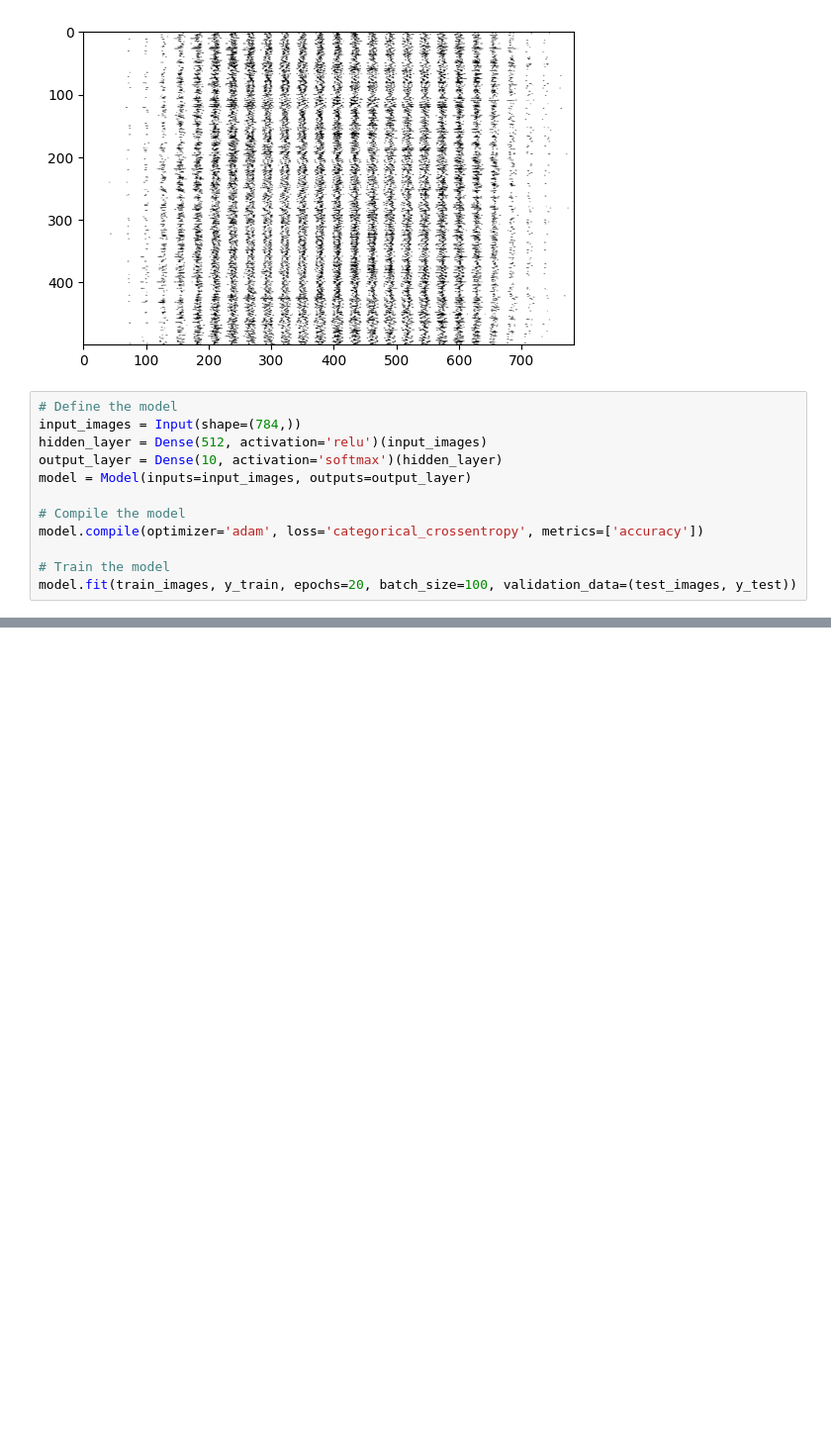
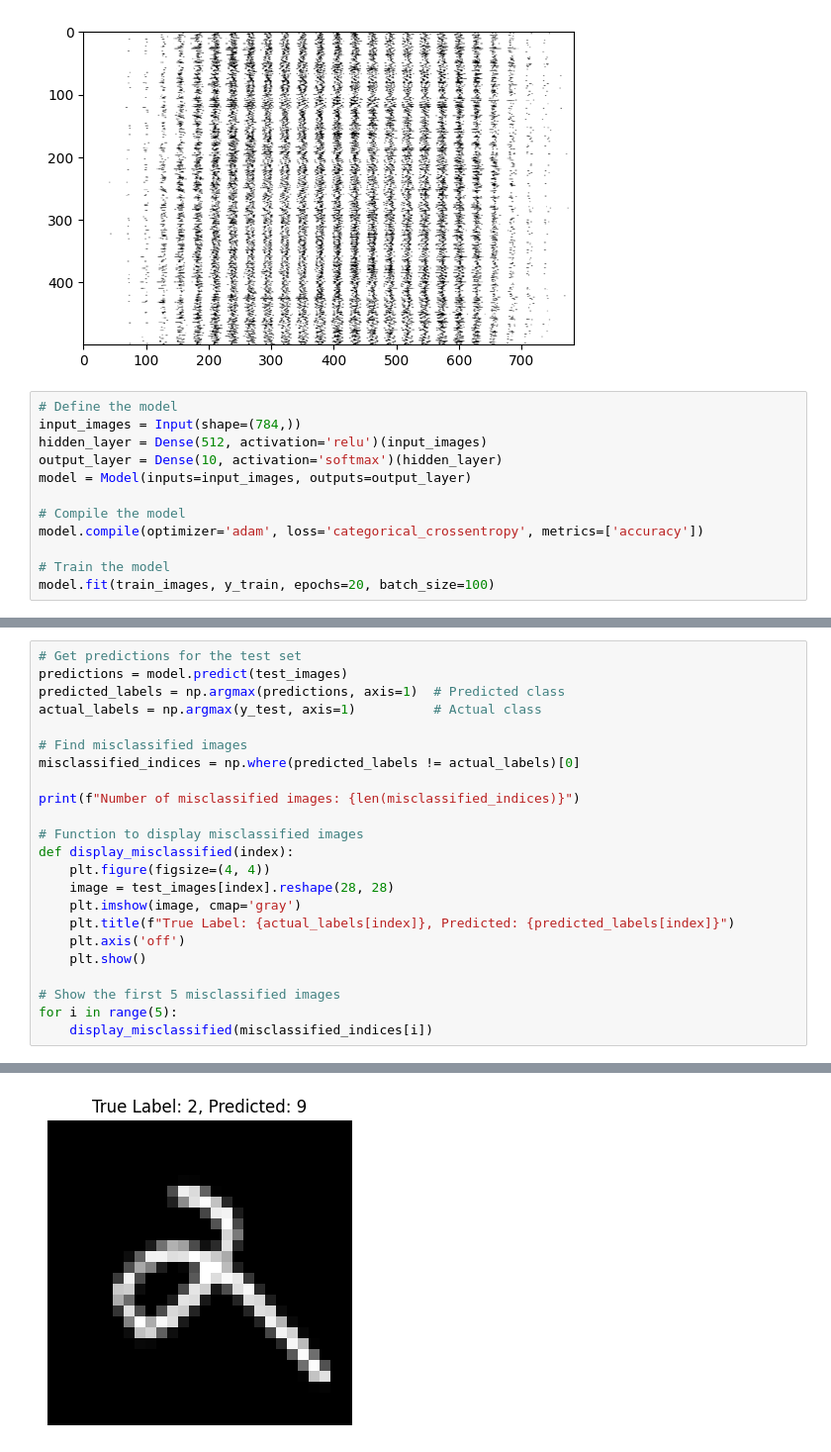
Before and after one commit to Ken-Alviola/CSC580_CT, a Jupyter notebook: Mod2_CT.ipynb, the cells around one changed output, grey strips where cells are left out. Shown at 99% size. Cells and saved outputs as stored; diff of their text form; blank space fills up the shorter version.

```diff
--- a/Mod2_CT.ipynb
+++ b/Mod2_CT.ipynb
@@ -52,6 +52,6 @@ model = Model(inputs=input_images, outputs=output_layer)
 model.compile(optimizer='adam', loss='categorical_crossentropy', metrics=['accuracy'])
 
 # Train the model
-model.fit(train_images, y_train, epochs=20, batch_size=100, validation_data=(test_images, y_test))
+model.fit(train_images, y_train, epochs=20, batch_size=100)
 # %% [output]
 Epoch 1/20
@@ -81,0 +82,24 @@ Test accuracy: 0.9793000221252441
+# %%
+# Get predictions for the test set
+predictions = model.predict(test_images)
+predicted_labels = np.argmax(predictions, axis=1)  # Predicted class
+actual_labels = np.argmax(y_test, axis=1)          # Actual class
+
+# Find misclassified images
+misclassified_indices = np.where(predicted_labels != actual_labels)[0]
+
+print(f"Number of misclassified images: {len(misclassified_indices)}")
+
+# Function to display misclassified images
+def display_misclassified(index):
+    plt.figure(figsize=(4, 4))
+    image = test_images[index].reshape(28, 28)
+    plt.imshow(image, cmap='gray')
+    plt.title(f"True Label: {actual_labels[index]}, Predicted: {predicted_labels[index]}")
+    plt.axis('off')
+    plt.show()
+
+# Show the first 5 misclassified images
+for i in range(5):
+    display_misclassified(misclassified_indices[i])
+# %% [output]
@@ -81,0 +108 @@ Test accuracy: 0.9793000221252441
+[figure, added]
```
Also changed, not shown: parts of 10 cells of this notebook.
